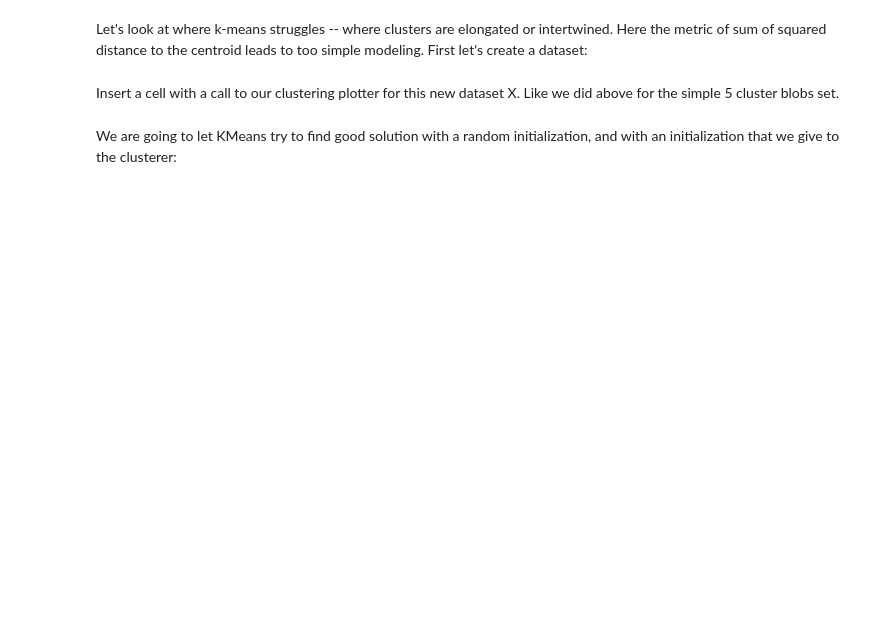
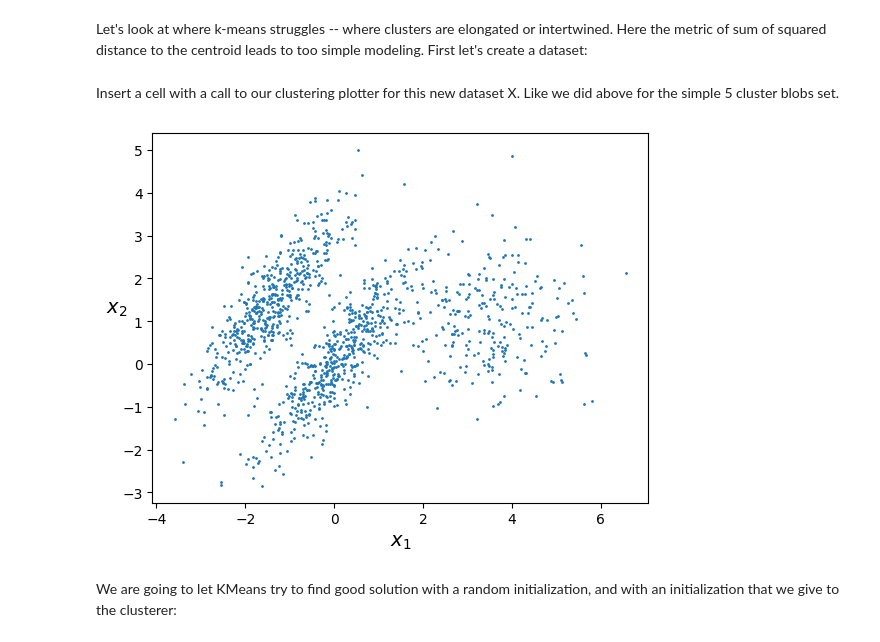
Before and after one commit to hessef/ECEN250, a Jupyter notebook: Lab3/ECEN250_Lab3.ipynb, the cells around one changed output. Drawn from its saved outputs; the diff is of its cells as text; code cells hidden in the pictures; blank space fills up the shorter version.

```diff
--- a/Lab3/ECEN250_Lab3.ipynb
+++ b/Lab3/ECEN250_Lab3.ipynb
@@ -296,6 +355,10 @@ X = np.r_[X1, X2]
 y = np.r_[y1, y2]
 # %% [markdown]
 Insert a cell with a call to our clustering plotter for this new dataset X. Like we did above for the simple 5 cluster blobs set.
+# %%
+plot_clusters(X)
+# %% [output]
+[figure, added]
 # %% [markdown]
 We are going to let KMeans try to find good solution with a random initialization, and with an initialization that we give to the clusterer:
 # %%
```
Also changed, not shown: parts of 51 cells of this notebook.
